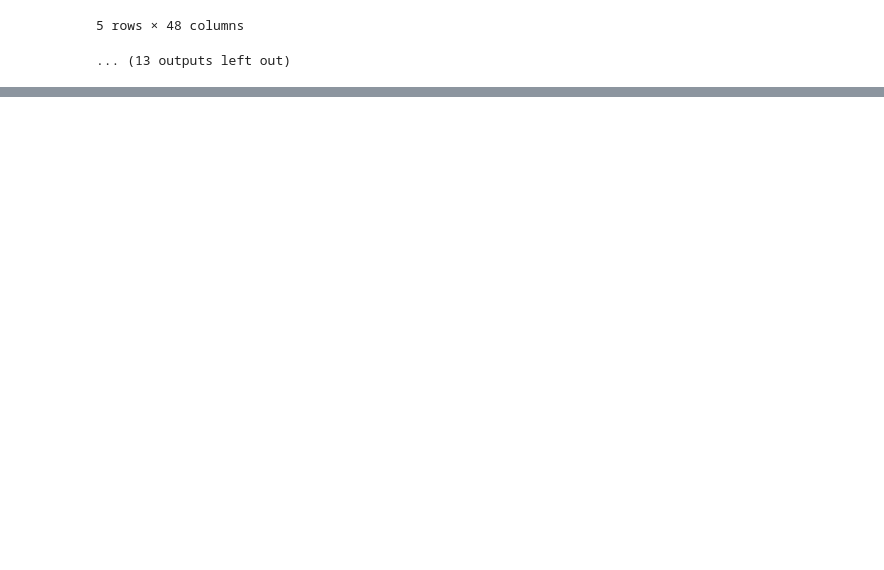
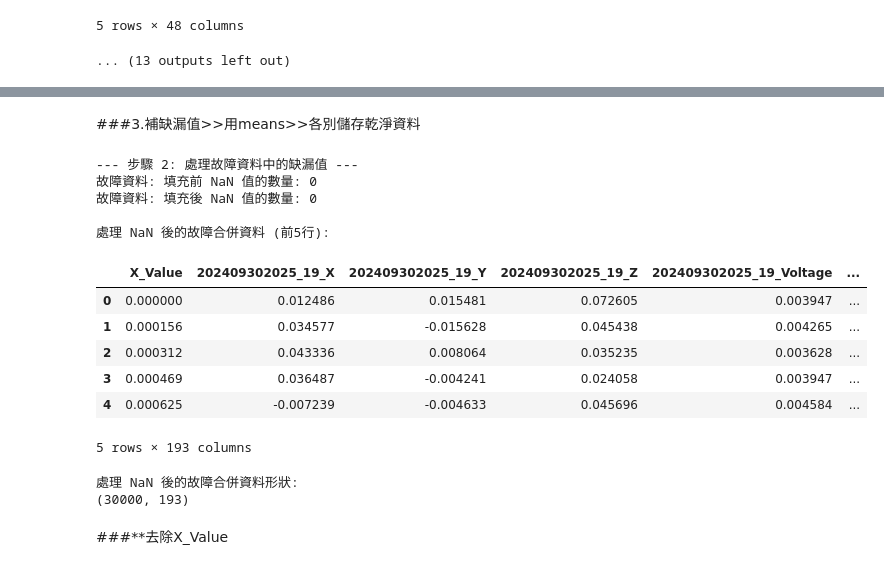
Before and after one commit to sula316/ML_MY_Project_FCUT, a Jupyter notebook: ML_MY_Project_FCUT.ipynb, the cells around one changed output, grey strips where cells are left out. Cells and saved outputs as stored; diff of their text form; code cells hidden in the pictures; blank space fills up the shorter version.

```diff
--- a/ML_MY_Project_FCUT.ipynb
+++ b/ML_MY_Project_FCUT.ipynb
@@ -388,0 +395,27 @@ print("所有檔案檢查完畢。")
+# %%
+import os
+import pandas as pd
+import numpy as np
+
+# 重複使用先前定義的函數來尋找資料標題行索引
+def get_data_header_line_index(file_path):
+    with open(file_path, 'r', encoding='utf-8') as f:
+        lines = f.readlines()
+    header_end_count = 0
+    data_header_line_index = -1 # 資料實際標題行的0索引行號
+    for i, line in enumerate(lines):
+        if '***End_of_Header***' in line:
+            header_end_count += 1
+        if header_end_count == 2: # 在第二個 '***End_of_Header***' 之後
+            # 尋找包含資料欄位名稱的行
+            # 使用 'X_Value\tX\tY\tZ\tVoltage\tComment' 作為資料標題行的唯一識別符號
+            if 'X_Value\tX\tY\tZ\tVoltage\tComment' in line:
+                data_header_line_index = i
+                break
+            # 處理檔頭可能在 End_of_Header 後下一行的情況
+            elif i + 1 < len(lines) and lines[i+1].startswith('X_Value\tX\tY\tZ\tVoltage\tComment'):
+                 data_header_line_index = i + 1
+                 break
+    if data_header_line_index == -1:
+        raise ValueError(f"在檔案中找不到資料標題行: {file_path}")
+    return data_header_line_index
@@ -388,0 +504,37 @@ print("所有檔案檢查完畢。")
+# %% [markdown]
+###3.補缺漏值>>用means>>各別儲存乾淨資料<br>
+# %%
+# --- 步驟 2: 處理故障資料中的缺漏值 ---
+print("\n--- 步驟 2: 處理故障資料中的缺漏值 ---")
+
+print(f"故障資料: 填充前 NaN 值的數量: {faulty_merged_df.isnull().sum().sum()}")
+
+data_cols_faulty = [col for col in faulty_merged_df.columns if col != 'X_Value']
+for col in data_cols_faulty:
+    if faulty_merged_df[col].isnull().any():
+        faulty_merged_df[col] = faulty_merged_df[col].fillna(faulty_merged_df[col].mean())
+
+print(f"故障資料: 填充後 NaN 值的數量: {faulty_merged_df.isnull().sum().sum()}")
+
+print("\n處理 NaN 後的故障合併資料 (前5行):")
+display(faulty_merged_df.head())
+
+print("\n處理 NaN 後的故障合併資料形狀:")
+print(faulty_merged_df.shape)
+# %% [output]
+--- 步驟 2: 處理故障資料中的缺漏值 ---
+故障資料: 填充前 NaN 值的數量: 0
+故障資料: 填充後 NaN 值的數量: 0
+
+處理 NaN 後的故障合併資料 (前5行):
+|  | X_Value | 202409302025_19_X | 202409302025_19_Y | 202409302025_19_Z | 202409302025_19_Voltage | ... |
+| 0 | 0.000000 | 0.012486 | 0.015481 | 0.072605 | 0.003947 | ... |
+| 1 | 0.000156 | 0.034577 | -0.015628 | 0.045438 | 0.004265 | ... |
+| 2 | 0.000312 | 0.043336 | 0.008064 | 0.035235 | 0.003628 | ... |
+| 3 | 0.000469 | 0.036487 | -0.004241 | 0.024058 | 0.003947 | ... |
+| 4 | 0.000625 | -0.007239 | -0.004633 | 0.045696 | 0.004584 | ... |
+5 rows × 193 columns
+處理 NaN 後的故障合併資料形狀:
+(30000, 193)
+# %% [markdown]
+###**去除X_Value
```
Also changed, not shown: parts of 27 cells of this notebook.
